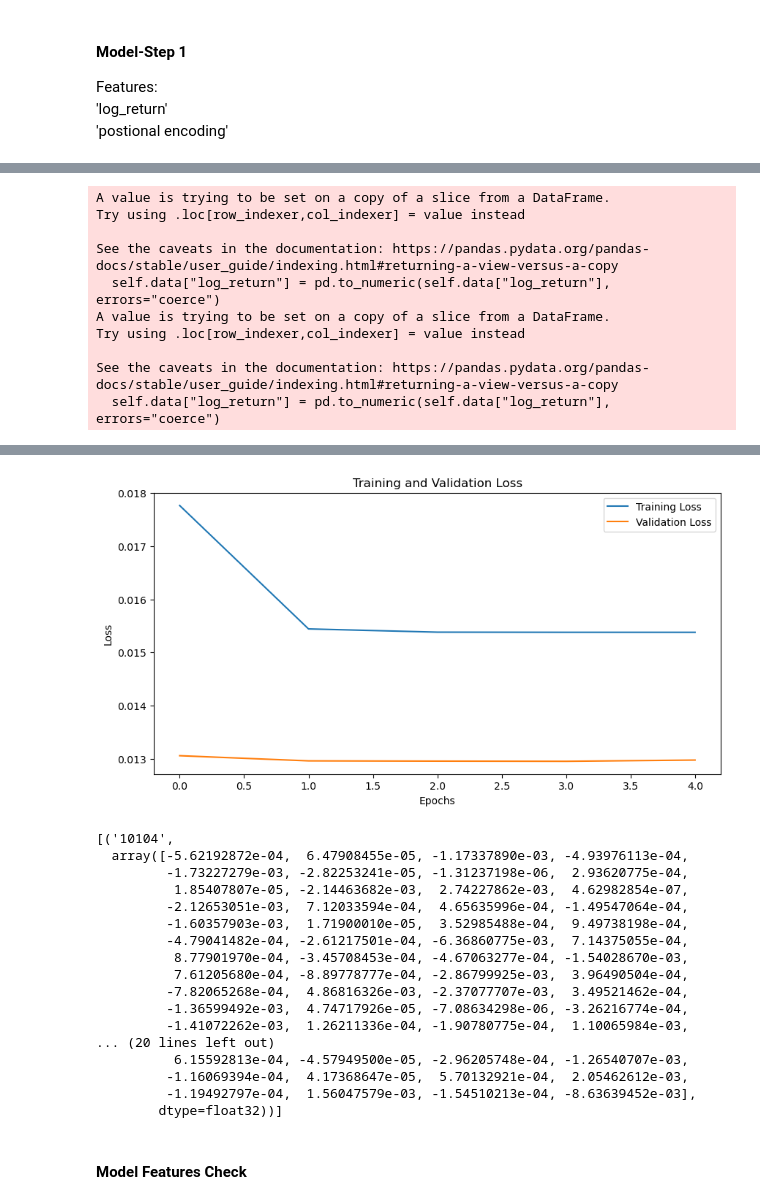
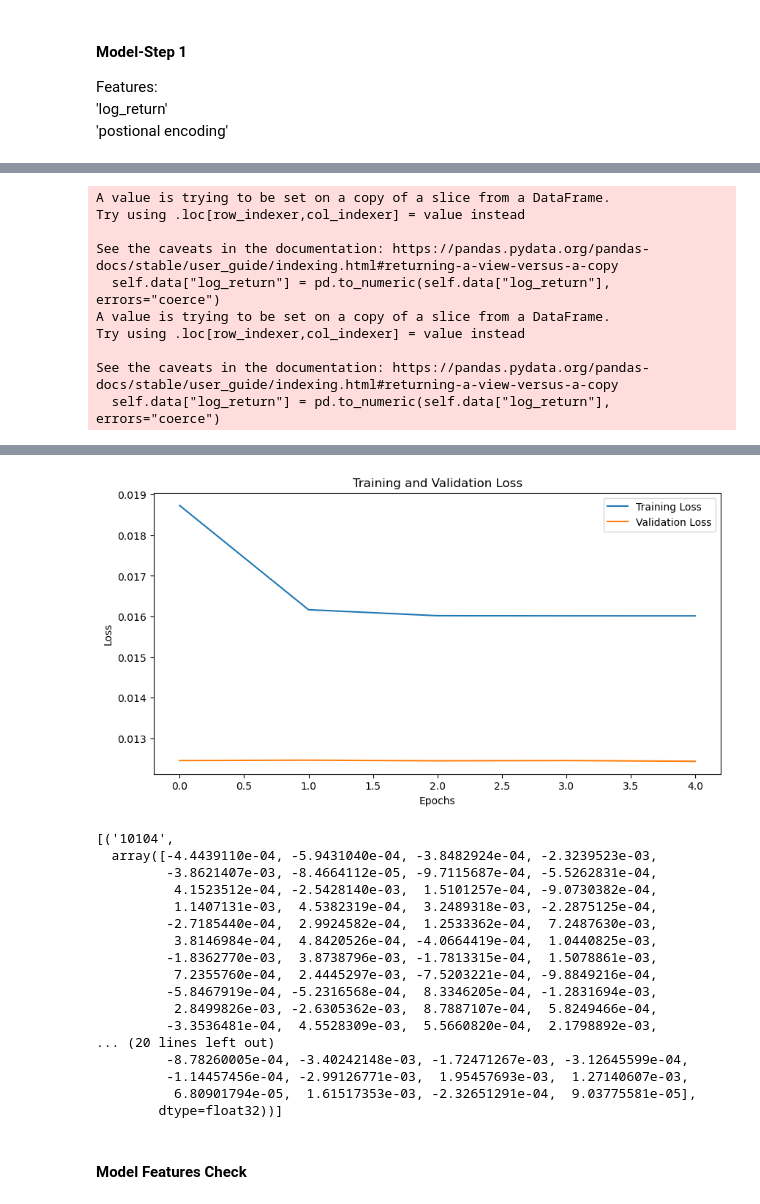
Before and after one commit to Shuo-Wang-UCBerkeley/VIP, a Jupyter notebook: src/shuo/Embedding-S&P_Step_1.ipynb, the cells around one changed output, grey strips where cells are left out. Cells and saved outputs as stored; diff of their text form; code cells hidden in the pictures.

```diff
--- a/src/shuo/Embedding-S&P_Step_1.ipynb
+++ b/src/shuo/Embedding-S&P_Step_1.ipynb
@@ -222,8 +222,8 @@ data_2
 # %%
 data = data_2
 # %%
-train_data = data[data["date"] <= "2023-09-30"]
-validation_data = data[data["date"] > "2023-09-30"]
+train_data = data[data["date"] <= "2022-12-31"]
+validation_data = data[data["date"] > "2022-12-31"]
 # %%
 train_data
 # %% [output]
@@ -349,7 +349,7 @@ from torch.utils.data import DataLoader, Dataset
 import matplotlib.pyplot as plt
 
 class FinancialDataset(Dataset):
-    def __init__(self, data, window_size=7):
+    def __init__(self, data, window_size=128):
         self.data = data
         self.window_size = window_size
         self.data["log_return"] = pd.to_numeric(self.data["log_return"], errors="coerce")
@@ -414,7 +414,7 @@ train_dataloader = DataLoader(train_dataset, batch_size=64, shuffle=False)
 val_dataloader = DataLoader(val_dataset, batch_size=64, shuffle=False)
 
 # Initialize Model
-model = TransformerModel(input_dim=7 + 1, embed_dim=64, n_heads=8, ff_dim=256, n_layers=4)
+model = TransformerModel(input_dim=128 + 1, embed_dim=64, n_heads=8, ff_dim=256, n_layers=4)
 
 
 # Training Loop
@@ -478,5 +478,5 @@ Epoch 5/5, Training Loss: 0.015379091693367748, Validation Loss: 0.0129745836637
 Training Complete
-[figure, old version]
+[figure, new version]
 # %%
 dataloader = train_dataloader
 dataset = train_dataset
@@ -499,21 +499,21 @@ for permno_id in stock_embeddings:
 list(stock_embeddings.items())[:2]
 # %% [output]
 [('10104',
-  array([-5.62192872e-04,  6.47908455e-05, -1.17337890e-03, -4.93976113e-04,
-         -1.73227279e-03, -2.82253241e-05, -1.31237198e-06,  2.93620775e-04,
-          1.85407807e-05, -2.14463682e-03,  2.74227862e-03,  4.62982854e-07,
-         -2.12653051e-03,  7.12033594e-04,  4.65635996e-04, -1.49547064e-04,
-         -1.60357903e-03,  1.71900010e-05,  3.52985488e-04,  9.49738198e-04,
-         -4.79041482e-04, -2.61217501e-04, -6.36860775e-03,  7.14375055e-04,
-          8.77901970e-04, -3.45708453e-04, -4.67063277e-04, -1.54028670e-03,
-          7.61205680e-04, -8.89778777e-04, -2.86799925e-03,  3.96490504e-04,
-         -7.82065268e-04,  4.86816326e-03, -2.37077707e-03,  3.49521462e-04,
-         -1.36599492e-03,  4.74717926e-05, -7.08634298e-06, -3.26216774e-04,
-         -1.41072262e-03,  1.26211336e-04, -1.90780775e-04,  1.10065984e-03,
+  array([-4.4439110e-04, -5.9431040e-04, -3.8482924e-04, -2.3239523e-03,
+         -3.8621407e-03, -8.4664112e-05, -9.7115687e-04, -5.5262831e-04,
+          4.1523512e-04, -2.5428140e-03,  1.5101257e-04, -9.0730382e-04,
+          1.1407131e-03,  4.5382319e-04,  3.2489318e-03, -2.2875125e-04,
+         -2.7185440e-04,  2.9924582e-04,  1.2533362e-04,  7.2487630e-03,
+          3.8146984e-04,  4.8420526e-04, -4.0664419e-04,  1.0440825e-03,
+         -1.8362770e-03,  3.8738796e-03, -1.7813315e-04,  1.5078861e-03,
+          7.2355760e-04,  2.4445297e-03, -7.5203221e-04, -9.8849216e-04,
+         -5.8467919e-04, -5.2316568e-04,  8.3346205e-04, -1.2831694e-03,
+          2.8499826e-03, -2.6305362e-03,  8.7887107e-04,  5.8249466e-04,
+         -3.3536481e-04,  4.5528309e-03,  5.5660820e-04,  2.1798892e-03,
 ... (20 lines left out)
-          6.15592813e-04, -4.57949500e-05, -2.96205748e-04, -1.26540707e-03,
-         -1.16069394e-04,  4.17368647e-05,  5.70132921e-04,  2.05462612e-03,
-         -1.19492797e-04,  1.56047579e-03, -1.54510213e-04, -8.63639452e-03],
+         -8.78260005e-04, -3.40242148e-03, -1.72471267e-03, -3.12645599e-04,
+         -1.14457456e-04, -2.99126771e-03,  1.95457693e-03,  1.27140607e-03,
+          6.80901794e-05,  1.61517353e-03, -2.32651291e-04,  9.03775581e-05],
         dtype=float32))]
 # %% [markdown]
 #### Model Features Check
```
Also changed, not shown: parts of 16 cells of this notebook.
